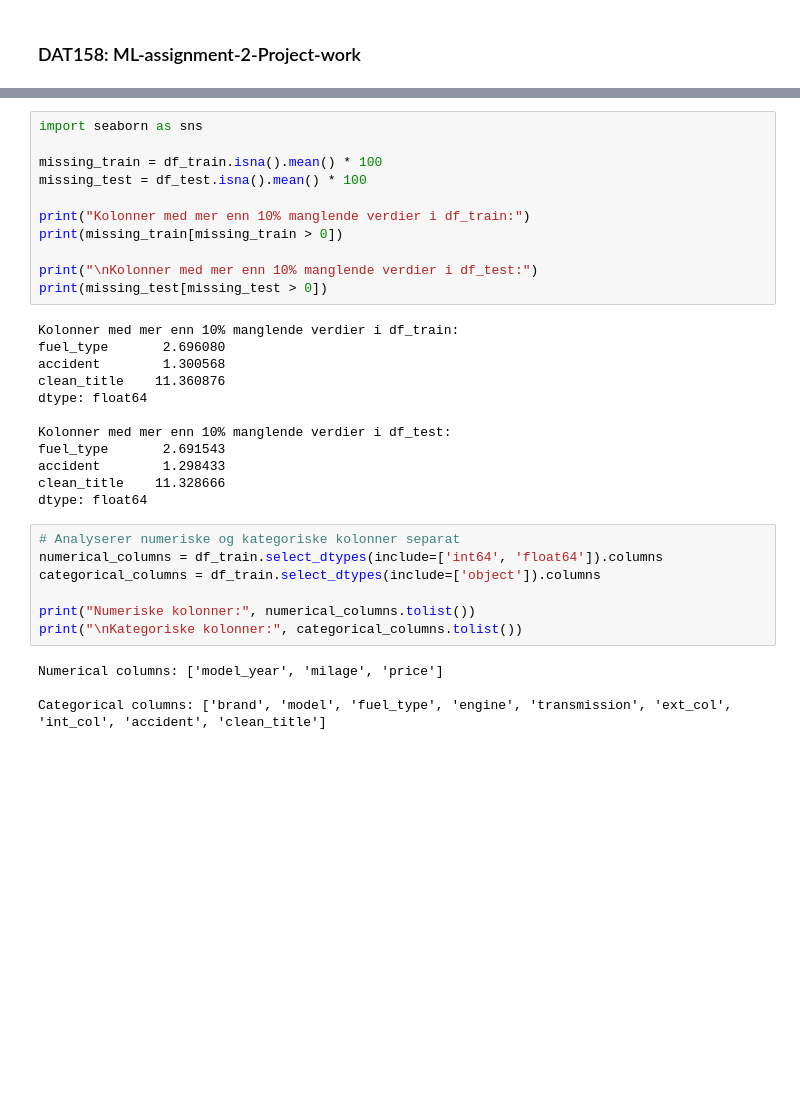
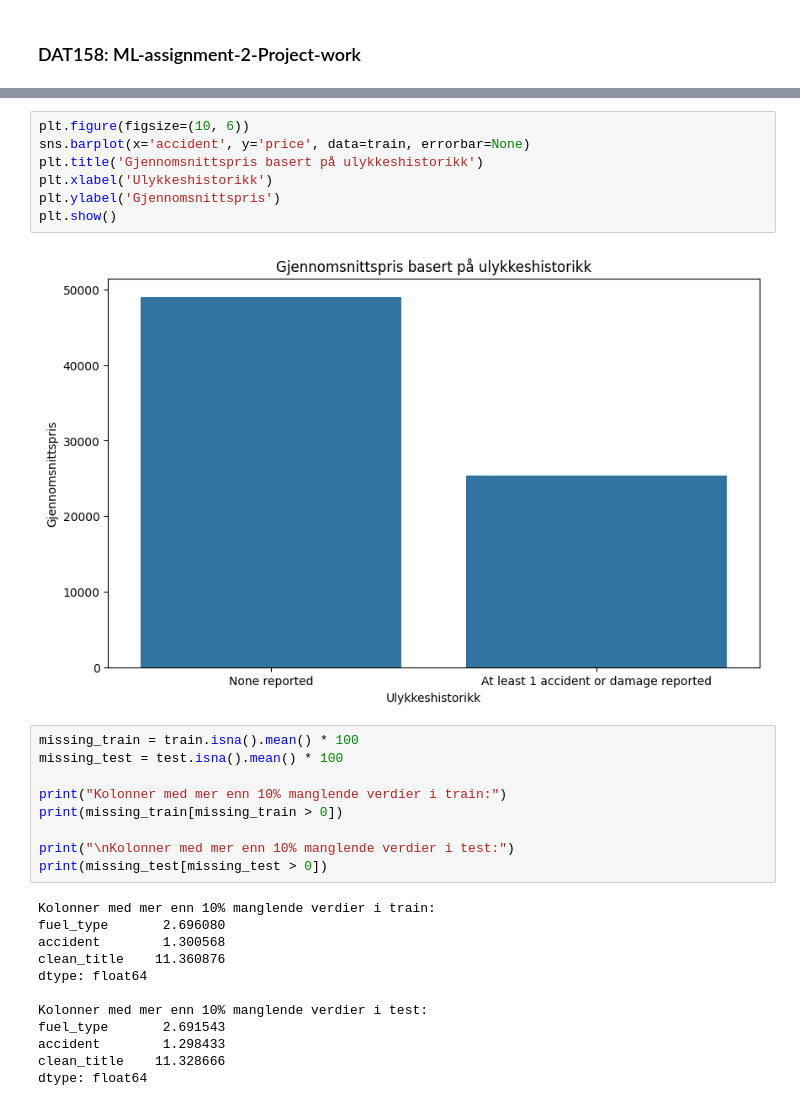
Before and after one commit to H115770/ML-assignment-2-Project-work, a Jupyter notebook: notebooks/01_training.ipynb, the cells around one changed output, grey strips where cells are left out. Cells and saved outputs as stored; diff of their text form; blank space fills up the shorter version.

```diff
--- a/notebooks/01_training.ipynb
+++ b/notebooks/01_training.ipynb
@@ -95,34 +116,30 @@ memory usage: 17.3+ MB
+# %%
+plt.figure(figsize=(10, 6))
+sns.barplot(x='accident', y='price', data=train, errorbar=None)
+plt.title('Gjennomsnittspris basert på ulykkeshistorikk')
+plt.xlabel('Ulykkeshistorikk')
+plt.ylabel('Gjennomsnittspris')
+plt.show()
+# %% [output]
+[figure, added]
 # %%
-import seaborn as sns
+missing_train = train.isna().mean() * 100
+missing_test = test.isna().mean() * 100
 
-missing_train = df_train.isna().mean() * 100
-missing_test = df_test.isna().mean() * 100
-
-print("Kolonner med mer enn 10% manglende verdier i df_train:")
+print("Kolonner med mer enn 10% manglende verdier i train:")
 print(missing_train[missing_train > 0])
 
-print("\nKolonner med mer enn 10% manglende verdier i df_test:")
+print("\nKolonner med mer enn 10% manglende verdier i test:")
 print(missing_test[missing_test > 0])
 # %% [output]
-Kolonner med mer enn 10% manglende verdier i df_train:
+Kolonner med mer enn 10% manglende verdier i train:
 fuel_type       2.696080
 accident        1.300568
 clean_title    11.360876
 dtype: float64
 
-Kolonner med mer enn 10% manglende verdier i df_test:
+Kolonner med mer enn 10% manglende verdier i test:
 fuel_type       2.691543
 accident        1.298433
 clean_title    11.328666
 dtype: float64
-# %%
-# Analyserer numeriske og kategoriske kolonner separat
-numerical_columns = df_train.select_dtypes(include=['int64', 'float64']).columns
-categorical_columns = df_train.select_dtypes(include=['object']).columns
-
-print("Numeriske kolonner:", numerical_columns.tolist())
-print("\nKategoriske kolonner:", categorical_columns.tolist())
-# %% [output]
-Numerical columns: ['model_year', 'milage', 'price']
-
-Categorical columns: ['brand', 'model', 'fuel_type', 'engine', 'transmission', 'ext_col', 'int_col', 'accident', 'clean_title']
```
Also changed, not shown: parts of 20 cells of this notebook.
